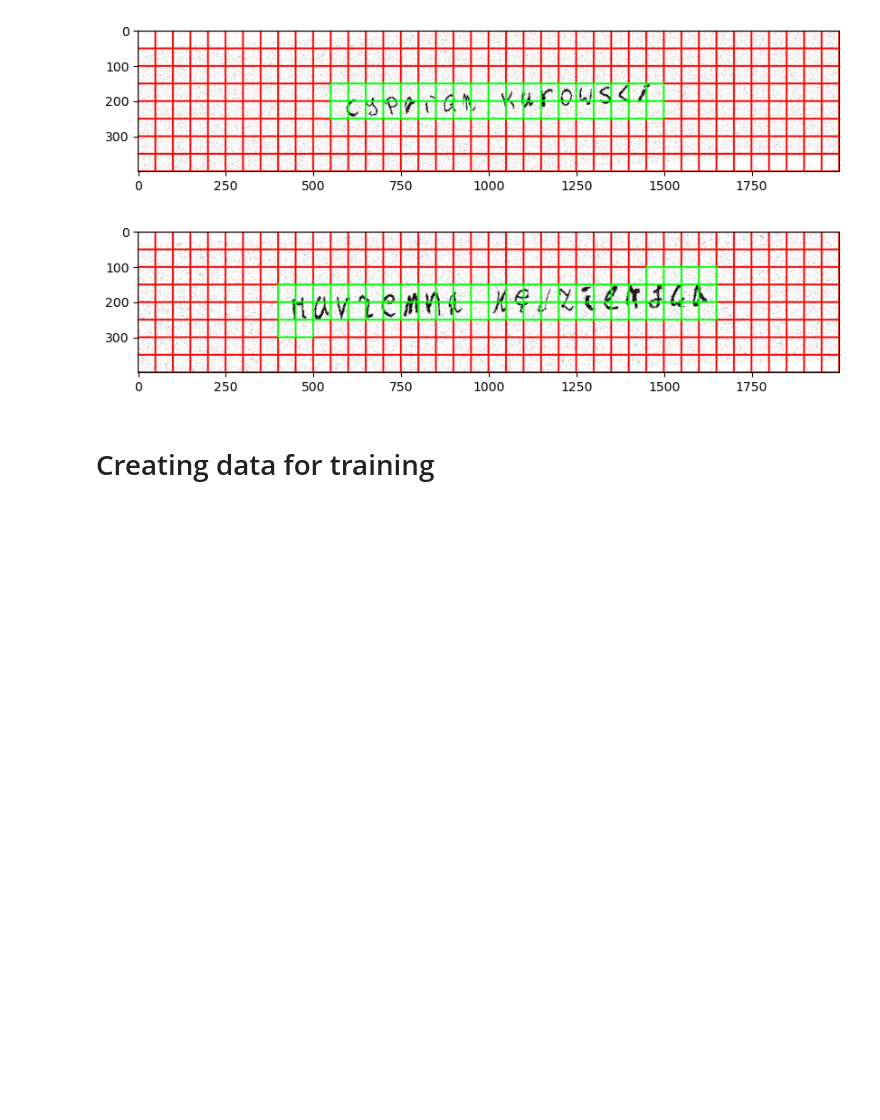
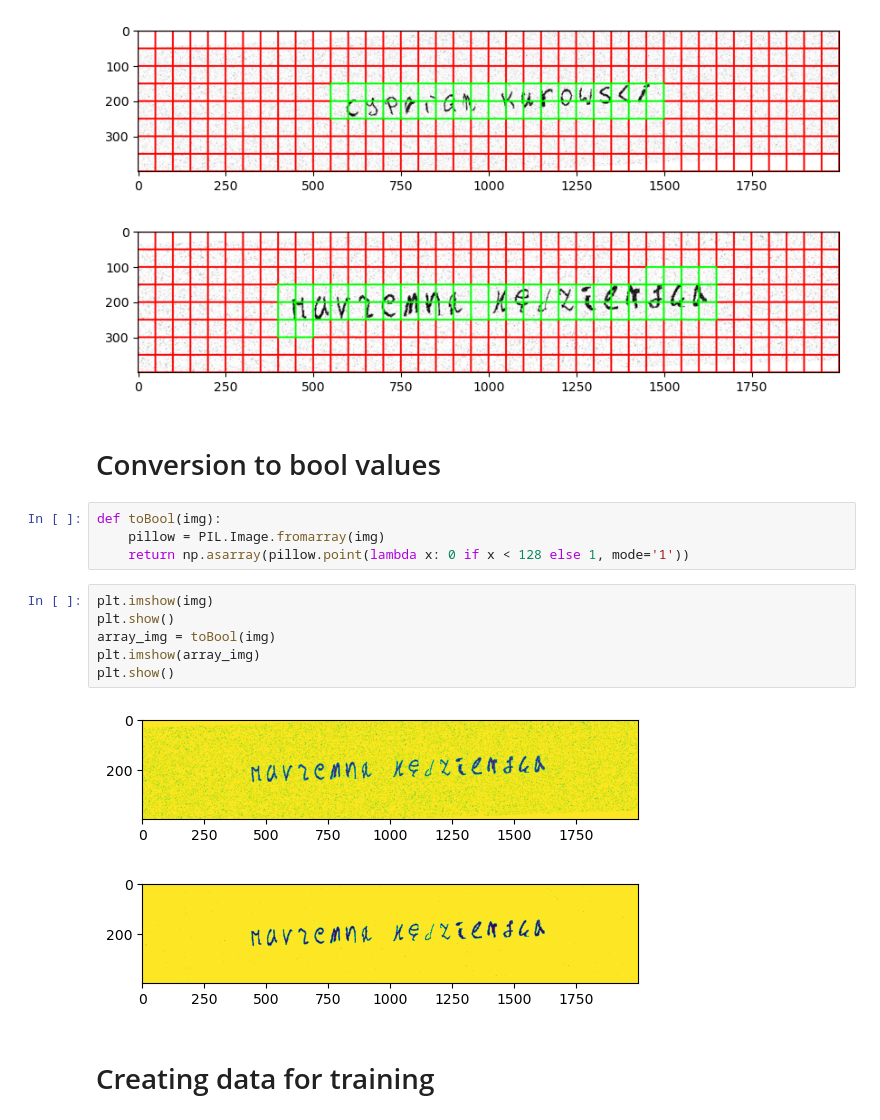
Before and after one commit to JanGorczynski/Embeded-Signature-Recognizer, a Jupyter notebook: Text_Detection.ipynb, the cells around one changed output. Drawn from its saved outputs; the diff is of its cells as text; blank space fills up the shorter version.

```diff
--- a/Text_Detection.ipynb
+++ b/Text_Detection.ipynb
@@ -124,6 +127,21 @@ for i in range(3):
 [figure]
 [figure]
 [figure]
+# %% [markdown]
+# Conversion to bool values
+# %%
+def toBool(img):
+    pillow = PIL.Image.fromarray(img)
+    return np.asarray(pillow.point(lambda x: 0 if x < 128 else 1, mode='1'))
+# %%
+plt.imshow(img)
+plt.show()
+array_img = toBool(img)
+plt.imshow(array_img)
+plt.show()
+# %% [output]
+[figure, added]
+[figure, added]
 # %% [markdown]
 # Creating data for training
 # %%
```
Also changed, not shown: parts of 14 cells of this notebook, 3 other files.
